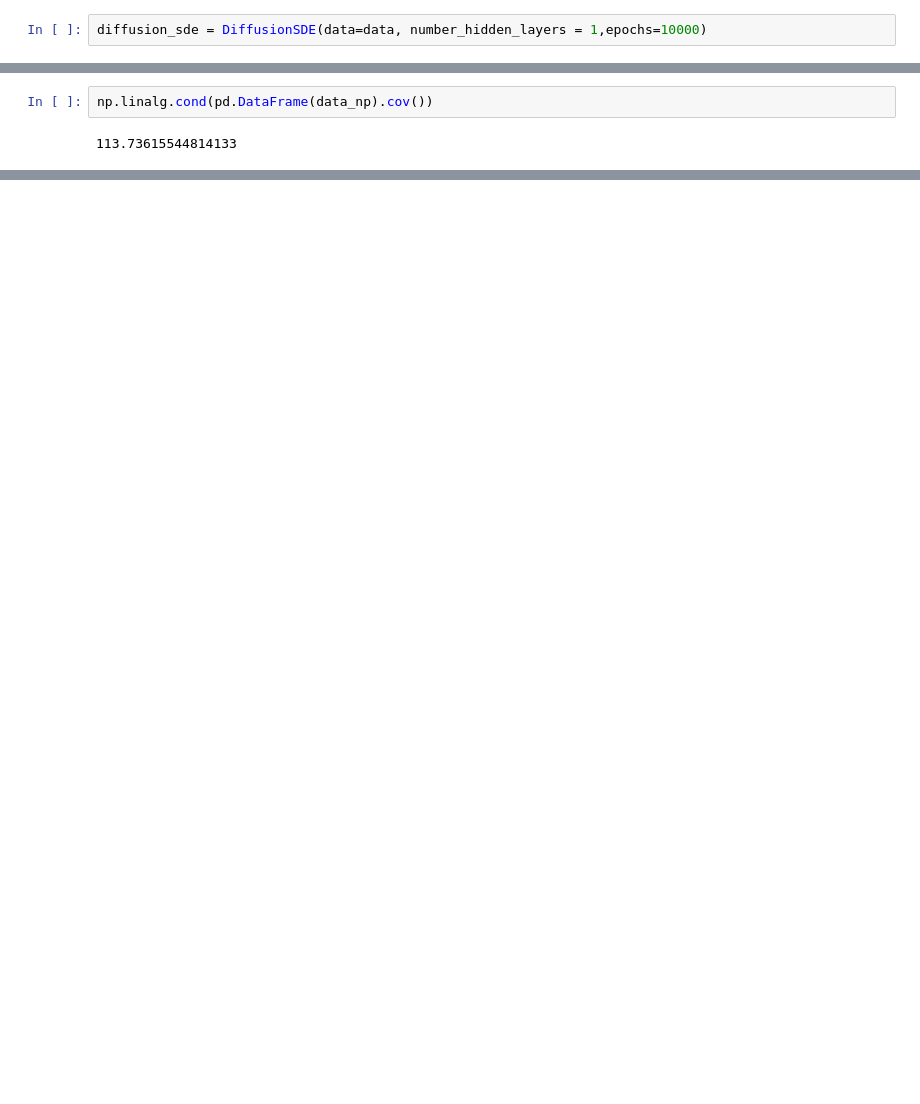
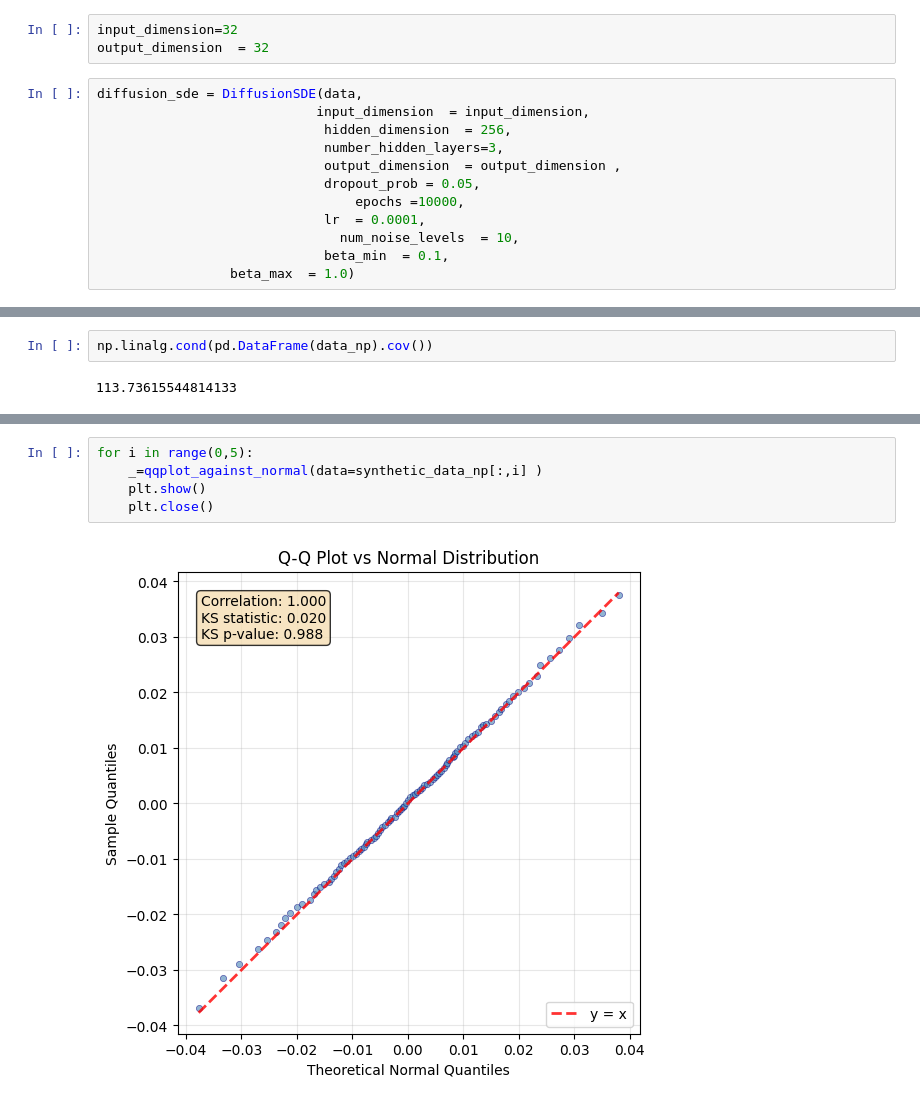
Before and after one commit to omroot/FMDS, a Jupyter notebook: experiments/illustration_stocks.ipynb, the cells around one changed output, grey strips where cells are left out. Cells and saved outputs as stored; diff of their text form; blank space fills up the shorter version.

```diff
--- a/experiments/illustration_stocks.ipynb
+++ b/experiments/illustration_stocks.ipynb
@@ -189,6 +194,19 @@ tensor([[ 0.0080, -0.0043,  0.0029,  ..., -0.0022, -0.0020,  0.0077],
         [ 0.0164,  0.0220,  0.0085,  ...,  0.0115, -0.0050,  0.0240],
         [-0.0121, -0.0030,  0.0318,  ..., -0.0034, -0.0002,  0.0067],
         [ 0.0061, -0.0068, -0.0082,  ...,  0.0110, -0.0013,  0.0214]])
+# %%
+input_dimension=32
+output_dimension  = 32
 # %%
-diffusion_sde = DiffusionSDE(data=data, number_hidden_layers = 1,epochs=10000)
+diffusion_sde = DiffusionSDE(data,
+                            input_dimension  = input_dimension,
+                             hidden_dimension  = 256,
+                             number_hidden_layers=3,
+                             output_dimension  = output_dimension ,
+                             dropout_prob = 0.05,
+                                 epochs =10000,
+                             lr  = 0.0001,
+                               num_noise_levels  = 10,
+                             beta_min  = 0.1,
+                 beta_max  = 1.0)
 # %%
@@ -256,0 +283,7 @@ from research.plots import qqplot
+# %%
+for i in range(0,5):
+    _=qqplot_against_normal(data=synthetic_data_np[:,i] )
+    plt.show()
+    plt.close()
+# %% [output]
+[figure, added]
```
Also changed, not shown: parts of 16 cells of this notebook.
